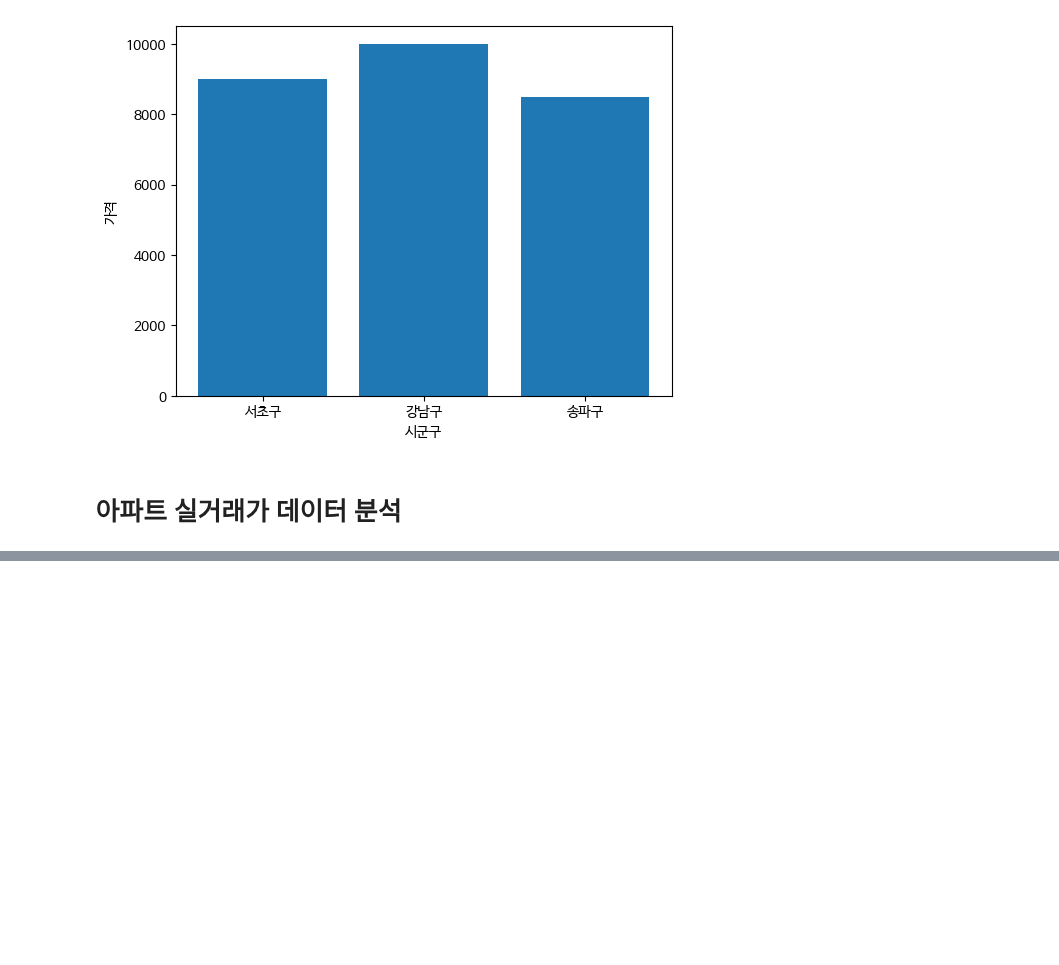
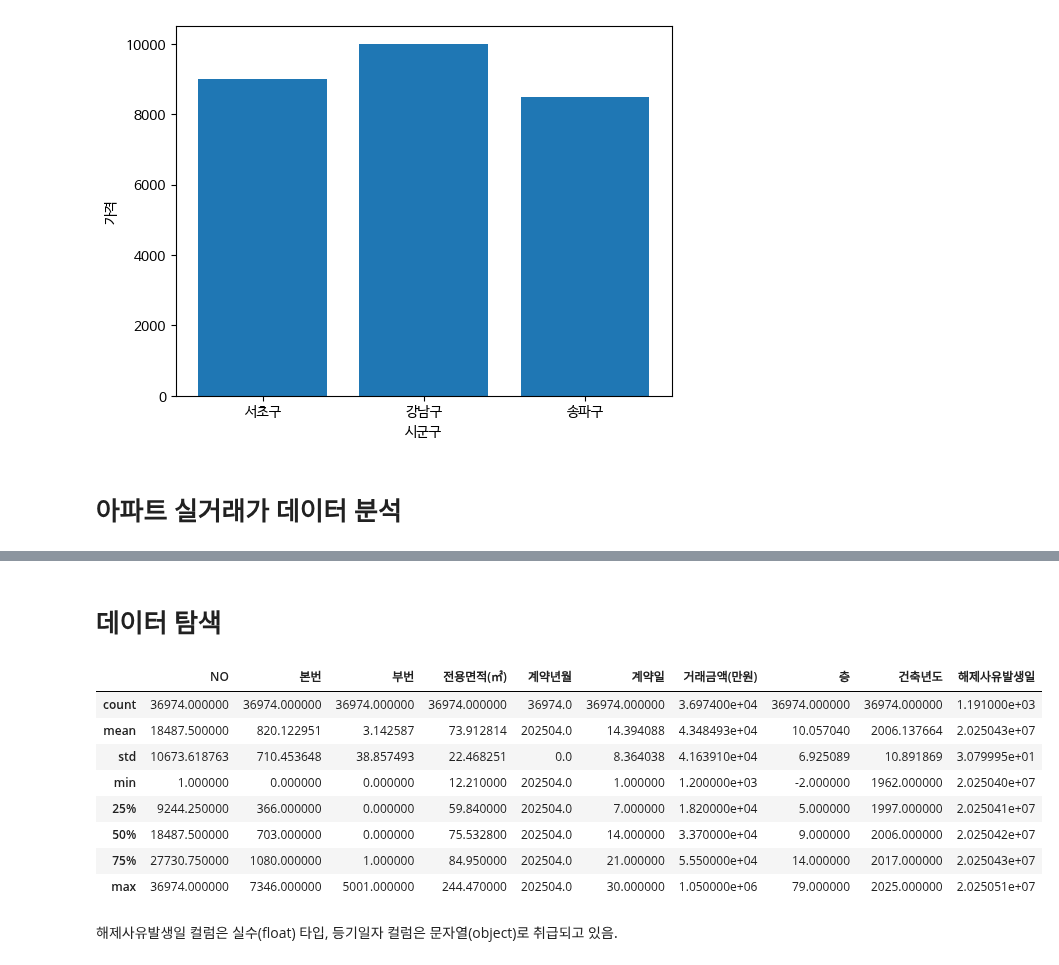
Before and after one commit to JakeOh/202511_BD53, a Jupyter notebook: lab_python/da13_apt.ipynb, the cells around one changed output, grey strips where cells are left out. Saved outputs shown, nothing was run; the diff lists cells and outputs as text; code cells hidden in the pictures; blank space fills up the shorter version.

```diff
--- a/lab_python/da13_apt.ipynb
+++ b/lab_python/da13_apt.ipynb
@@ -86,0 +91,8 @@ plt.show()
+# %%
+file_path = 'https://github.com/JakeOh/202511_BD53/raw/refs/heads/main/datasets/apt_202504.csv'
+# %%
+apt = pd.read_csv(file_path,
+                  skiprows=15,          # 파일에서 읽지 않고 건너 뛸 줄(line) 개수.
+                  encoding='euc-kr',    # 파일 인코딩 타입.
+                  thousands=',',        # 숫자에서 천자리 구분자로 사용된 문자.
+                  na_values='-')        # NA(Null)로 취급할 문자열.
@@ -86,0 +137,16 @@ plt.show()
+# %% [markdown]
+# 데이터 탐색
+# %%
+apt.describe()
+# %% [output]
+|  | NO | 본번 | 부번 | 전용면적(㎡) | 계약년월 | 계약일 | 거래금액(만원) | 층 | 건축년도 | 해제사유발생일 |
+| count | 36974.000000 | 36974.000000 | 36974.000000 | 36974.000000 | 36974.0 | 36974.000000 | 3.697400e+04 | 36974.000000 | 36974.000000 | 1.191000e+03 |
+| mean | 18487.500000 | 820.122951 | 3.142587 | 73.912814 | 202504.0 | 14.394088 | 4.348493e+04 | 10.057040 | 2006.137664 | 2.025043e+07 |
+| std | 10673.618763 | 710.453648 | 38.857493 | 22.468251 | 0.0 | 8.364038 | 4.163910e+04 | 6.925089 | 10.891869 | 3.079995e+01 |
+| min | 1.000000 | 0.000000 | 0.000000 | 12.210000 | 202504.0 | 1.000000 | 1.200000e+03 | -2.000000 | 1962.000000 | 2.025040e+07 |
+| 25% | 9244.250000 | 366.000000 | 0.000000 | 59.840000 | 202504.0 | 7.000000 | 1.820000e+04 | 5.000000 | 1997.000000 | 2.025041e+07 |
+| 50% | 18487.500000 | 703.000000 | 0.000000 | 75.532800 | 202504.0 | 14.000000 | 3.370000e+04 | 9.000000 | 2006.000000 | 2.025042e+07 |
+| 75% | 27730.750000 | 1080.000000 | 1.000000 | 84.950000 | 202504.0 | 21.000000 | 5.550000e+04 | 14.000000 | 2017.000000 | 2.025043e+07 |
+| max | 36974.000000 | 7346.000000 | 5001.000000 | 244.470000 | 202504.0 | 30.000000 | 1.050000e+06 | 79.000000 | 2025.000000 | 2.025051e+07 |
+# %% [markdown]
+해제사유발생일 컬럼은 실수(float) 타입, 등기일자 컬럼은 문자열(object)로 취급되고 있음.
```
Also changed, not shown: parts of 6 cells of this notebook.
